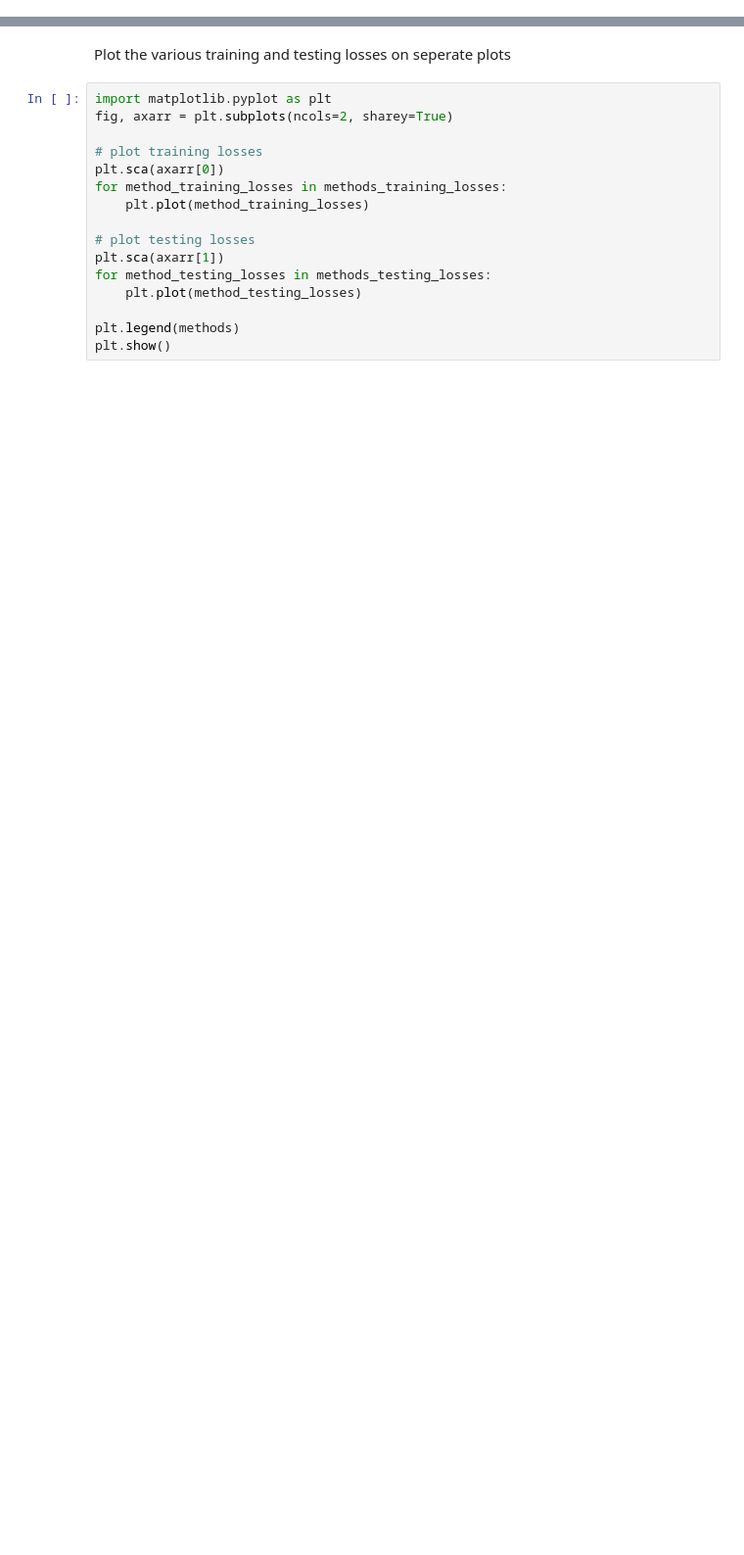
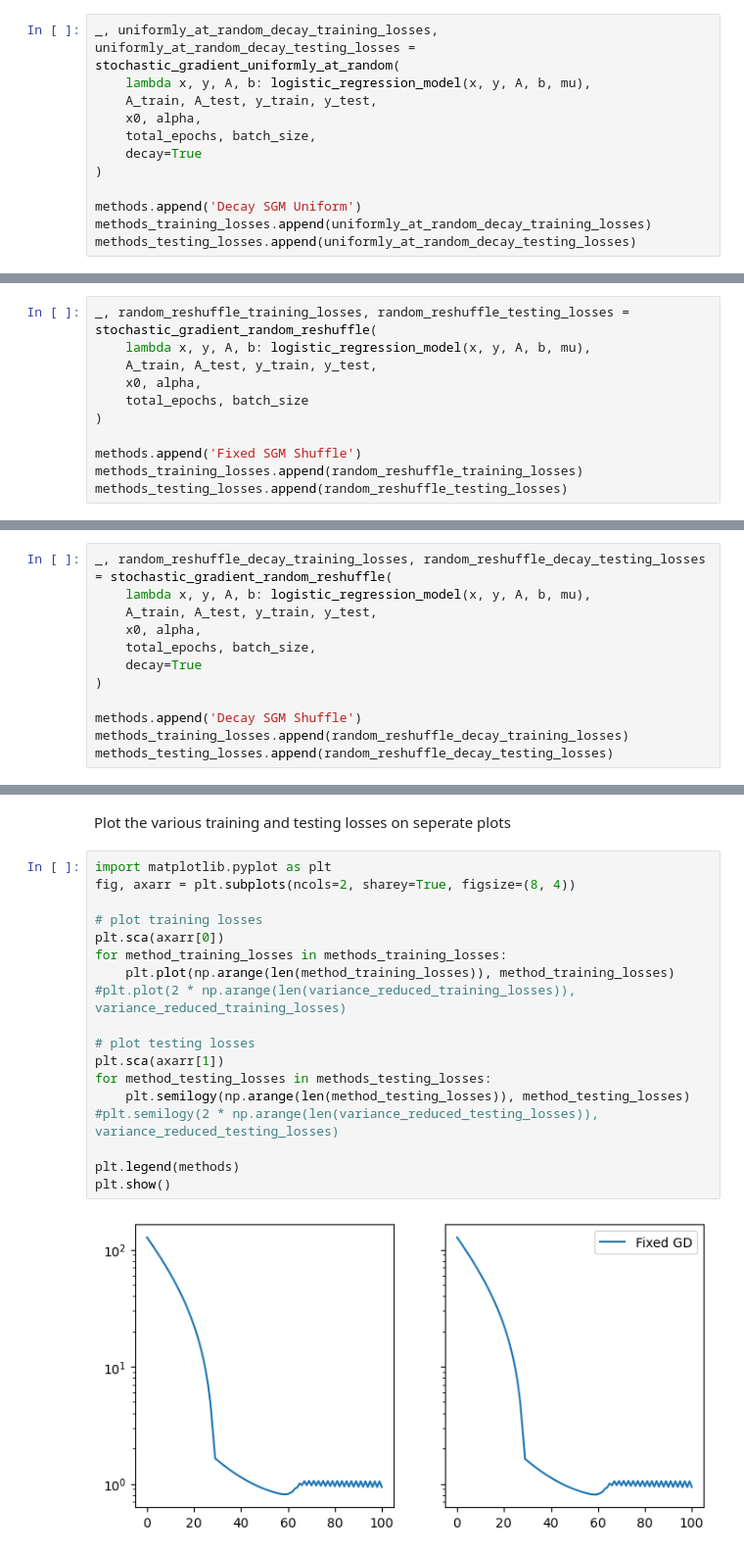
Before and after one commit to JoeLavond/STOR712, a Jupyter notebook: HW4_solution.ipynb, the cells around one changed output, grey strips where cells are left out. Shown: that part at 98% size. Drawn from its saved outputs; the diff is of its cells as text; blank space fills up the shorter version.

Commit message:
working implementations, need to figure out a visual

```diff
--- a/HW4_solution.ipynb
+++ b/HW4_solution.ipynb
@@ -339,0 +440,12 @@ methods_testing_losses = [gradient_descent_testing_losses]
+# %%
+_, uniformly_at_random_decay_training_losses, uniformly_at_random_decay_testing_losses = stochastic_gradient_uniformly_at_random(
+    lambda x, y, A, b: logistic_regression_model(x, y, A, b, mu),
+    A_train, A_test, y_train, y_test,
+    x0, alpha,
+    total_epochs, batch_size,
+    decay=True
+)
+
+methods.append('Decay SGM Uniform')
+methods_training_losses.append(uniformly_at_random_decay_training_losses)
+methods_testing_losses.append(uniformly_at_random_decay_testing_losses)
@@ -339,0 +465,11 @@ methods_testing_losses = [gradient_descent_testing_losses]
+# %%
+_, random_reshuffle_training_losses, random_reshuffle_testing_losses = stochastic_gradient_random_reshuffle(
+    lambda x, y, A, b: logistic_regression_model(x, y, A, b, mu),
+    A_train, A_test, y_train, y_test,
+    x0, alpha,
+    total_epochs, batch_size
+)
+
+methods.append('Fixed SGM Shuffle')
+methods_training_losses.append(random_reshuffle_training_losses)
+methods_testing_losses.append(random_reshuffle_testing_losses)
@@ -339,0 +489,12 @@ methods_testing_losses = [gradient_descent_testing_losses]
+# %%
+_, random_reshuffle_decay_training_losses, random_reshuffle_decay_testing_losses = stochastic_gradient_random_reshuffle(
+    lambda x, y, A, b: logistic_regression_model(x, y, A, b, mu),
+    A_train, A_test, y_train, y_test,
+    x0, alpha,
+    total_epochs, batch_size,
+    decay=True
+)
+
+methods.append('Decay SGM Shuffle')
+methods_training_losses.append(random_reshuffle_decay_training_losses)
+methods_testing_losses.append(random_reshuffle_decay_testing_losses)
@@ -341,17 +531,21 @@ methods_testing_losses = [gradient_descent_testing_losses]
 Plot the various training and testing losses on seperate plots
 # %%
 import matplotlib.pyplot as plt
-fig, axarr = plt.subplots(ncols=2, sharey=True)
+fig, axarr = plt.subplots(ncols=2, sharey=True, figsize=(8, 4))
 
 # plot training losses
 plt.sca(axarr[0])
 for method_training_losses in methods_training_losses:
-    plt.plot(method_training_losses)
+    plt.plot(np.arange(len(method_training_losses)), method_training_losses)
+#plt.plot(2 * np.arange(len(variance_reduced_training_losses)), variance_reduced_training_losses)
 
 # plot testing losses
 plt.sca(axarr[1])
 for method_testing_losses in methods_testing_losses:
-    plt.plot(method_testing_losses)
+    plt.semilogy(np.arange(len(method_testing_losses)), method_testing_losses)
+#plt.semilogy(2 * np.arange(len(variance_reduced_testing_losses)), variance_reduced_testing_losses)
 
 plt.legend(methods)
 plt.show()
+# %% [output]
+[figure, added]
```
Also changed, not shown: parts of 12 cells of this notebook.
